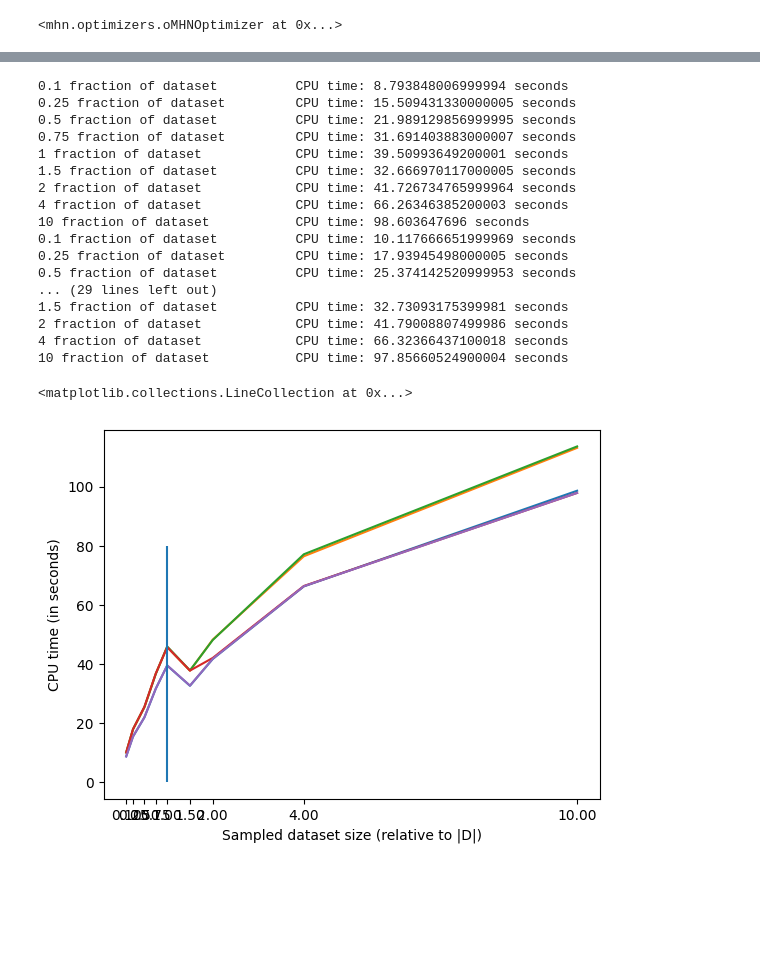
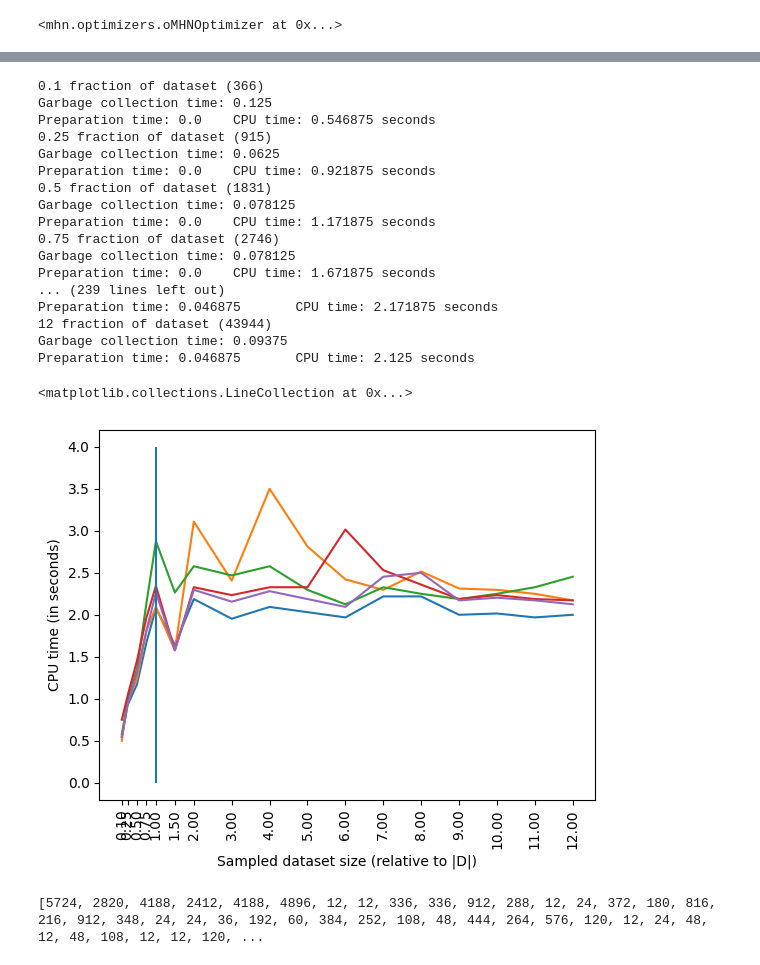
Before and after one commit to MichaelBonart/LearnMHN_TestRepo, a Jupyter notebook: demo/demo-optimizations.ipynb, the cells around one changed output, grey strips where cells are left out. Cells and saved outputs as stored; diff of their text form; code cells hidden in the pictures; blank space fills up the shorter version.

```diff
--- a/demo/demo-optimizations.ipynb
+++ b/demo/demo-optimizations.ipynb
@@ -19,17 +19,18 @@ mhn.CUDA_AVAILABLE
 # %%
 opt = Optimizer()
 opt.set_penalty(opt.Penalty.L1)
-opt.set_device(Device.GPU)
+opt.set_device(Device.CPU)
 # %% [output]
 <mhn.optimizers.oMHNOptimizer at 0x...>
 # %%
 input = pd.read_csv('LUAD_n12.csv')
 # %%
-opt.load_data_matrix(input)
+my_data = np.tile(input, (1,1))
+opt.load_data_matrix(my_data)
 repetitions=opt._data.get_repetition_descriptor()
 print(repetitions)
 print(sum(repetitions))
-print(f"{sum([1 if r==0 else 0 for r in repetitions])} / {len(input)} are redundant samples")
+print(f"{sum([1 if r==0 else 0 for r in repetitions])} / {len(my_data)} are redundant samples")
 plt.hist([r for r in repetitions if r!=0], bins=max(repetitions),)
 plt.yscale('log')
 plt.xscale('log')
@@ -49,49 +67,71 @@ plt.show()
 # %%
 
 
-dataset_fractions = [0.1, 0.25, 0.5, 0.75, 1, 1.5, 2, 4, 10]
+dataset_fractions = [0.1, 0.25, 0.5, 0.75, 1, 1.5, 2, 3, 4, 5, 6, 7, 8, 9, 10, 11, 12]
 N=len(input)
 computation_times={frac:[] for frac in dataset_fractions}
 
 repetitions=5
 for i in range(repetitions):
     for dataset_fraction in dataset_fractions:
-        #input_subset = input.sample(frac=dataset_fraction, replace=True, random_state=6)
         input_subset = np.tile(input, (math.ceil(dataset_fraction),1))[:int(N*dataset_fraction)]
 
+
+        #input_subset = input.sample(frac=dataset_fraction, replace=True, random_state=6)
+        start_prep = time.process_time()
         opt.load_data_matrix(input_subset)
+        opt._data.compress_data()
+        end_prep = time.process_time()
+
+
+        print(f"{dataset_fraction} fraction of dataset ({len(input_subset)}) ")
+
+        start_coll = time.process_time()
+        gc.collect()
+        end_coll = time.process_time()
+        print(f"Garbage collection time: {end_coll-start_coll}")
 
         #measure time optimization takes
         start = time.process_time()
-        opt.train()
+
+        my_lam = 1.0/len(input_subset)
+        if dataset_fraction > 1:
+            my_lam = 1.0/N  # fix one value for lambda to have comparable score landscapes (for "full" datasets)
+        opt.train(lam = my_lam)
         end = time.process_time()
 
         time_elapsed= end-start
         computation_times[dataset_fraction].append(time_elapsed)
-        print(f"{dataset_fraction} fraction of dataset   \t CPU time: {time_elapsed} seconds")
+        print(f"Preparation time: {end_prep-start_prep}\t CPU time: {time_elapsed} seconds")
 # %% [output]
-0.1 fraction of dataset          CPU time: 8.793848006999994 seconds
-0.25 fraction of dataset         CPU time: 15.509431330000005 seconds
-0.5 fraction of dataset          CPU time: 21.989129856999995 seconds
-0.75 fraction of dataset         CPU time: 31.691403883000007 seconds
-1 fraction of dataset            CPU time: 39.50993649200001 seconds
-1.5 fraction of dataset          CPU time: 32.666970117000005 seconds
-2 fraction of dataset            CPU time: 41.726734765999964 seconds
-4 fraction of dataset            CPU time: 66.26346385200003 seconds
-10 fraction of dataset           CPU time: 98.603647696 seconds
-0.1 fraction of dataset          CPU time: 10.117666651999969 seconds
-0.25 fraction of dataset         CPU time: 17.93945498000005 seconds
-0.5 fraction of dataset          CPU time: 25.374142520999953 seconds
-... (29 lines left out)
-1.5 fraction of dataset          CPU time: 32.73093175399981 seconds
-2 fraction of dataset            CPU time: 41.79008807499986 seconds
-4 fraction of dataset            CPU time: 66.32366437100018 seconds
-10 fraction of dataset           CPU time: 97.85660524900004 seconds
+0.1 fraction of dataset (366)
+Garbage collection time: 0.125
+Preparation time: 0.0    CPU time: 0.546875 seconds
+0.25 fraction of dataset (915)
+Garbage collection time: 0.0625
+Preparation time: 0.0    CPU time: 0.921875 seconds
+0.5 fraction of dataset (1831)
+Garbage collection time: 0.078125
+Preparation time: 0.0    CPU time: 1.171875 seconds
+0.75 fraction of dataset (2746)
+Garbage collection time: 0.078125
+Preparation time: 0.0    CPU time: 1.671875 seconds
+... (239 lines left out)
+Preparation time: 0.046875       CPU time: 2.171875 seconds
+12 fraction of dataset (43944)
+Garbage collection time: 0.09375
+Preparation time: 0.046875       CPU time: 2.125 seconds
 # %%
 comp_times_df=pd.DataFrame.from_dict(computation_times)
 # %%
 comp_times_df.T.plot(xlabel="Sampled dataset size (relative to |D|)", ylabel="CPU time (in seconds)", xticks=dataset_fractions, legend=False)
-plt.vlines(1,0,80)
+plt.xticks(rotation=90)
+
+plt.vlines(1,0,4)
 # %% [output]
 <matplotlib.collections.LineCollection at 0x...>
-[figure, old version]
+[figure, new version]
+# %%
+print(opt._data.get_repetition_descriptor())
+# %% [output]
+[5724, 2820, 4188, 2412, 4188, 4896, 12, 12, 336, 336, 912, 288, 12, 24, 372, 180, 816, 216, 912, 348, 24, 24, 36, 192, 60, 384, 252, 108, 48, 444, 264, 576, 120, 12, 24, 48, 12, 48, 108, 12, 12, 120, ...
```
Also changed, not shown: parts of 5 cells of this notebook.
